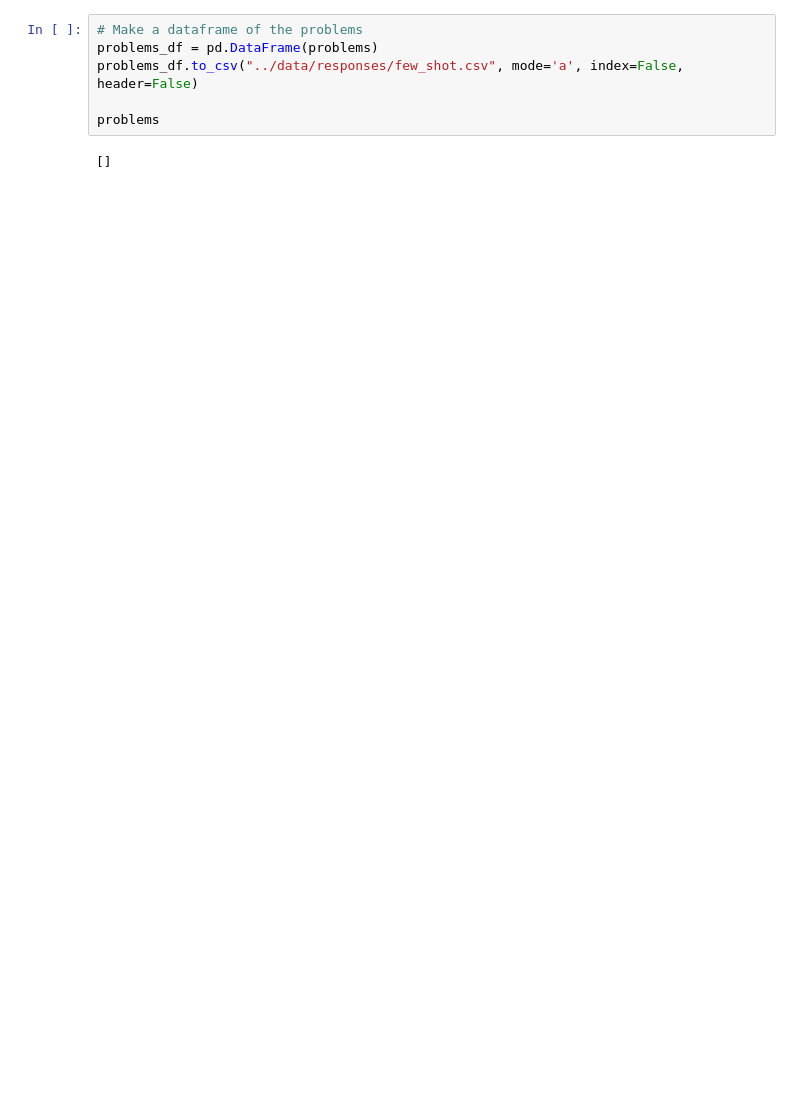
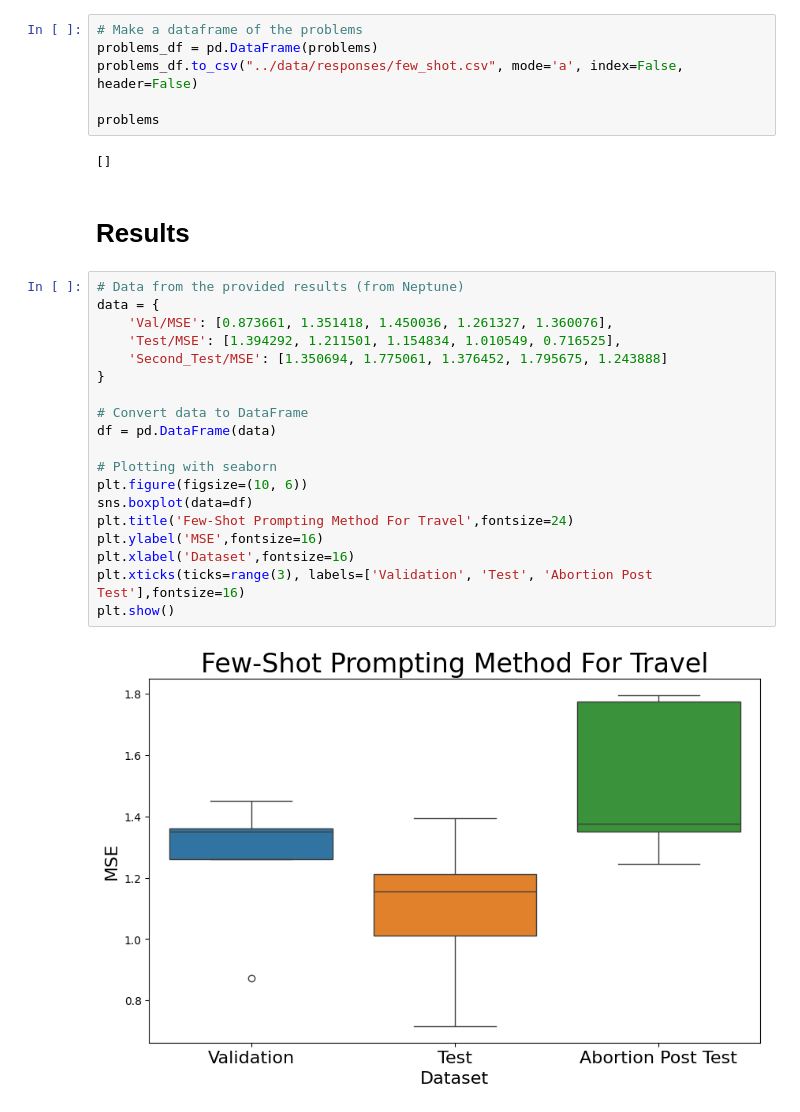
Before and after one commit to jfpio/narcissistic-twitter, a Jupyter notebook: notebooks/few_shot_test.ipynb, the cells around one changed output. Cells and saved outputs as stored; diff of their text form; blank space fills up the shorter version.

```diff
--- a/notebooks/few_shot_test.ipynb
+++ b/notebooks/few_shot_test.ipynb
@@ -274,3 +277,26 @@ problems_df.to_csv("../data/responses/few_shot.csv", mode='a', index=False, head
 problems
 # %% [output]
 []
+# %% [markdown]
+# Results
+# %%
+# Data from the provided results (from Neptune)
+data = {
+    'Val/MSE': [0.873661, 1.351418, 1.450036, 1.261327, 1.360076],
+    'Test/MSE': [1.394292, 1.211501, 1.154834, 1.010549, 0.716525],
+    'Second_Test/MSE': [1.350694, 1.775061, 1.376452, 1.795675, 1.243888]
+}
+
+# Convert data to DataFrame
+df = pd.DataFrame(data)
+
+# Plotting with seaborn
+plt.figure(figsize=(10, 6))
+sns.boxplot(data=df)
+plt.title('Few-Shot Prompting Method For Travel',fontsize=24)
+plt.ylabel('MSE',fontsize=16)
+plt.xlabel('Dataset',fontsize=16)
+plt.xticks(ticks=range(3), labels=['Validation', 'Test', 'Abortion Post Test'],fontsize=16)
+plt.show()
+# %% [output]
+[figure, added]
```
Also changed, not shown: parts of 6 cells of this notebook, 3 other files.
